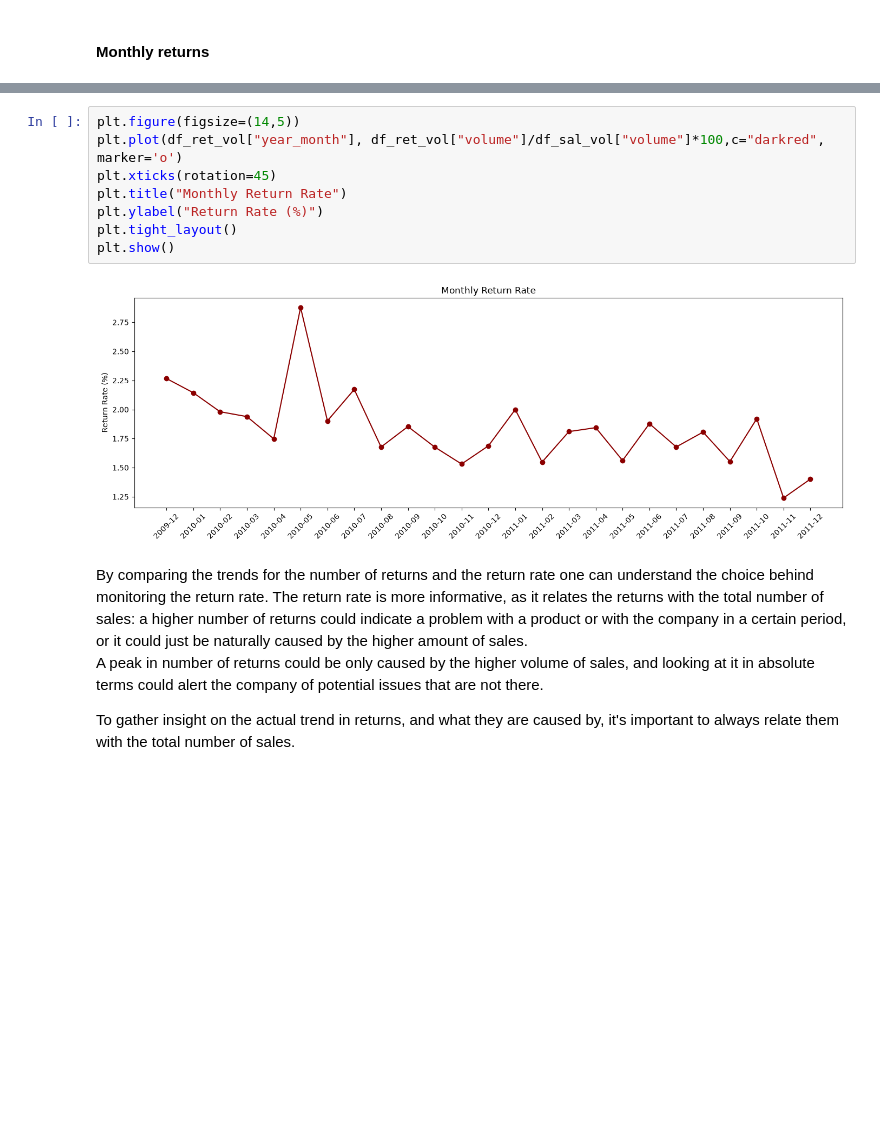
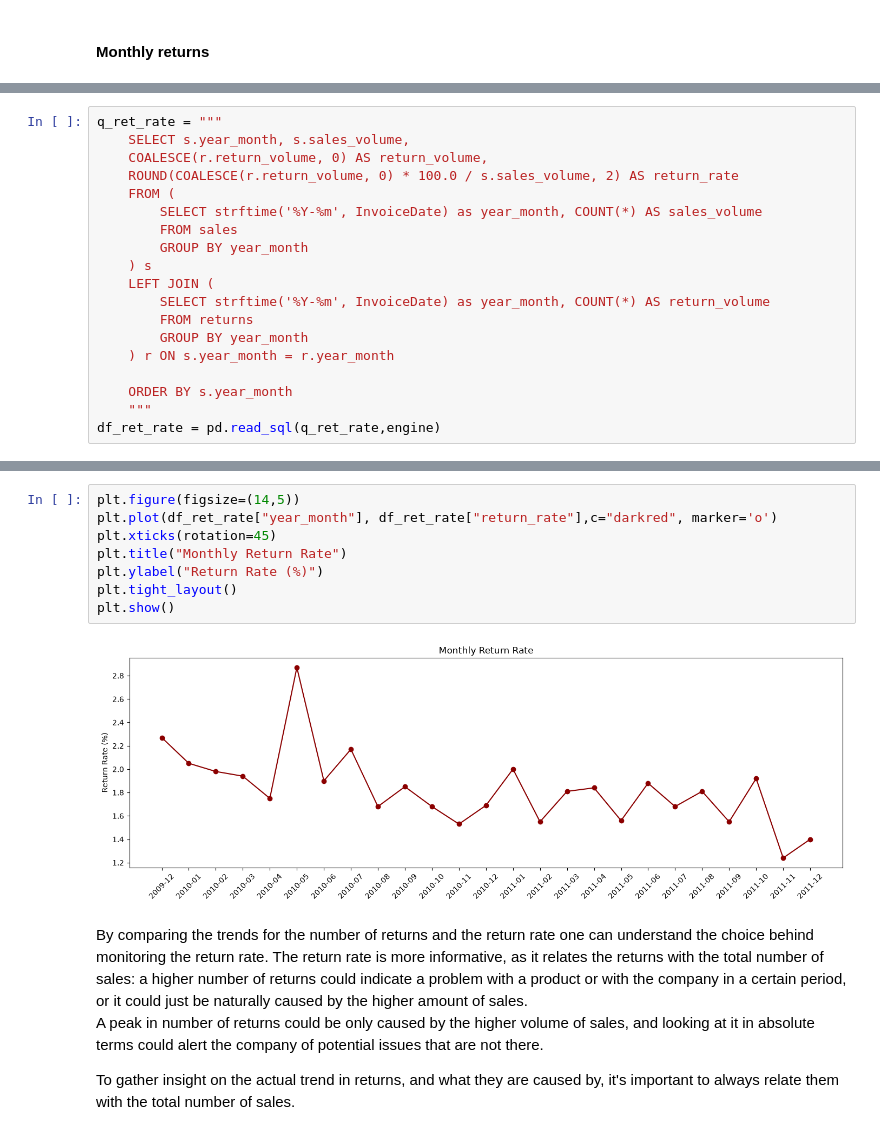
Before and after one commit to Sara-Munafo/retail-sales-analysis, a Jupyter notebook: notebooks/02_analysis.ipynb, the cells around one changed output, grey strips where cells are left out. Saved outputs shown, nothing was run; the diff lists cells and outputs as text; blank space fills up the shorter version.

```diff
--- a/notebooks/02_analysis.ipynb
+++ b/notebooks/02_analysis.ipynb
@@ -292,2 +296,21 @@ df_ret_vol = pd.read_sql(q_ret_vol,engine)
+# %%
+q_ret_rate = """
+    SELECT s.year_month, s.sales_volume,
+    COALESCE(r.return_volume, 0) AS return_volume,
+    ROUND(COALESCE(r.return_volume, 0) * 100.0 / s.sales_volume, 2) AS return_rate
+    FROM (
+        SELECT strftime('%Y-%m', InvoiceDate) as year_month, COUNT(*) AS sales_volume
+        FROM sales
+        GROUP BY year_month
+    ) s
+    LEFT JOIN (
+        SELECT strftime('%Y-%m', InvoiceDate) as year_month, COUNT(*) AS return_volume
+        FROM returns
+        GROUP BY year_month
+    ) r ON s.year_month = r.year_month
+
+    ORDER BY s.year_month
+    """
+df_ret_rate = pd.read_sql(q_ret_rate,engine)
 # %%
 plt.figure(figsize=(14,5))
@@ -299,16 +322,16 @@ plt.tight_layout()
 plt.show()
 # %% [output]
 [figure]
-# %%
-plt.figure(figsize=(14,5))
-plt.plot(df_ret_vol["year_month"], df_ret_vol["volume"]/df_sal_vol["volume"]*100,c="darkred", marker='o')
-plt.xticks(rotation=45)
-plt.title("Monthly Return Rate")
-plt.ylabel("Return Rate (%)")
-plt.tight_layout()
-plt.show()
-# %% [output]
-[figure, removed]
+# %%
+plt.figure(figsize=(14,5))
+plt.plot(df_ret_rate["year_month"], df_ret_rate["return_rate"],c="darkred", marker='o')
+plt.xticks(rotation=45)
+plt.title("Monthly Return Rate")
+plt.ylabel("Return Rate (%)")
+plt.tight_layout()
+plt.show()
+# %% [output]
+[figure, added]
 # %% [markdown]
 By comparing the trends for the number of returns and the return rate one can understand the choice behind monitoring the return rate. The return rate is more informative, as it relates the returns with the total number of sales: a higher number of returns could indicate a problem with a product or with the company in a certain period, or it could just be naturally caused by the higher amount of sales.
 A peak in number of returns could be only caused by the higher volume of sales, and looking at it in absolute terms could alert the company of potential issues that are not there.
```
Also changed, not shown: parts of 14 cells of this notebook, 1 other file.
